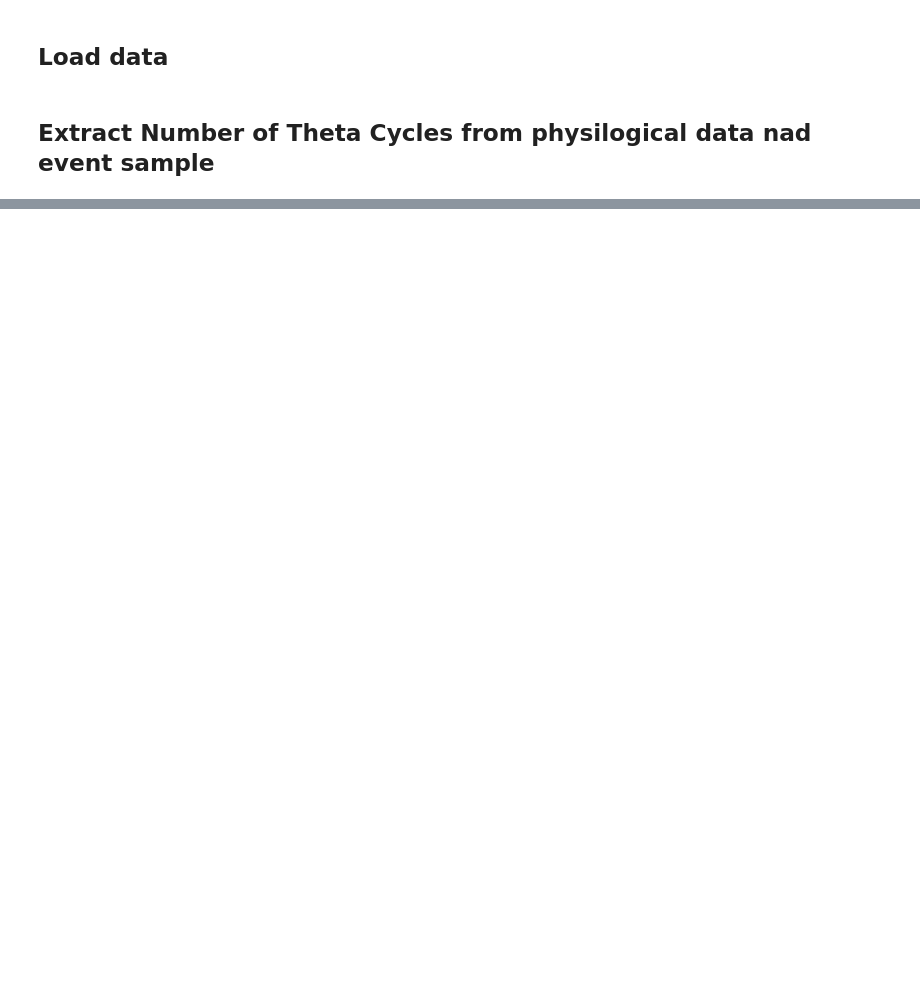
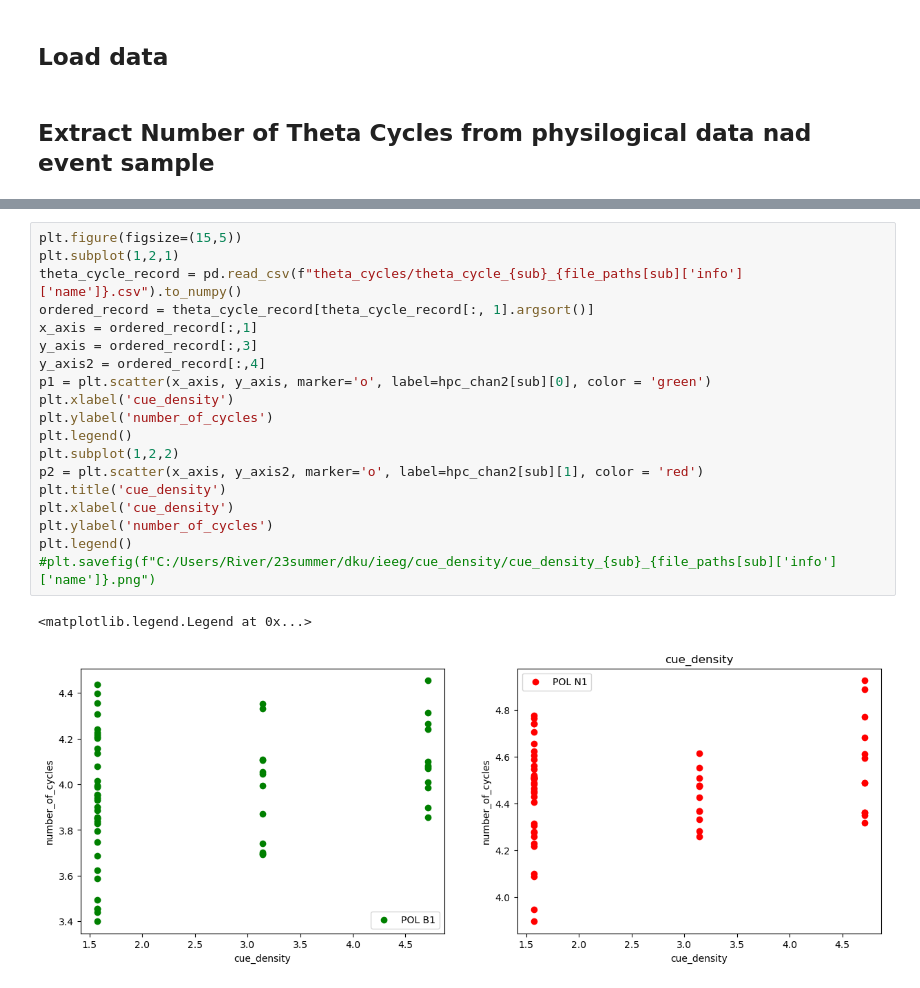
Before and after one commit to WaAaaAterfall/theta-oscillations, a Jupyter notebook: theta_cycles_calculation.ipynb, the cells around one changed output, grey strips where cells are left out. Drawn from its saved outputs; the diff is of its cells as text; blank space fills up the shorter version.

```diff
--- a/theta_cycles_calculation.ipynb
+++ b/theta_cycles_calculation.ipynb
@@ -536,3 +678,25 @@ plt.savefig(f"C:/Users/River/23summer/dku/ieeg/theta_circle_graph_cue_per_trial/
+# %%
+plt.figure(figsize=(15,5))
+plt.subplot(1,2,1)
+theta_cycle_record = pd.read_csv(f"theta_cycles/theta_cycle_{sub}_{file_paths[sub]['info']['name']}.csv").to_numpy()
+ordered_record = theta_cycle_record[theta_cycle_record[:, 1].argsort()]
+x_axis = ordered_record[:,1]
+y_axis = ordered_record[:,3]
+y_axis2 = ordered_record[:,4]
+p1 = plt.scatter(x_axis, y_axis, marker='o', label=hpc_chan2[sub][0], color = 'green')
+plt.xlabel('cue_density')
+plt.ylabel('number_of_cycles')
+plt.legend()
+plt.subplot(1,2,2)
+p2 = plt.scatter(x_axis, y_axis2, marker='o', label=hpc_chan2[sub][1], color = 'red')
+plt.title('cue_density')
+plt.xlabel('cue_density')
+plt.ylabel('number_of_cycles')
+plt.legend()
+#plt.savefig(f"C:/Users/River/23summer/dku/ieeg/cue_density/cue_density_{sub}_{file_paths[sub]['info']['name']}.png")
+# %% [output]
+<matplotlib.legend.Legend at 0x...>
+[figure, added]
 # %%
 plt.figure(figsize=(15,5))
 plt.subplot(1,2,1)
```
Also changed, not shown: parts of 8 cells of this notebook.
